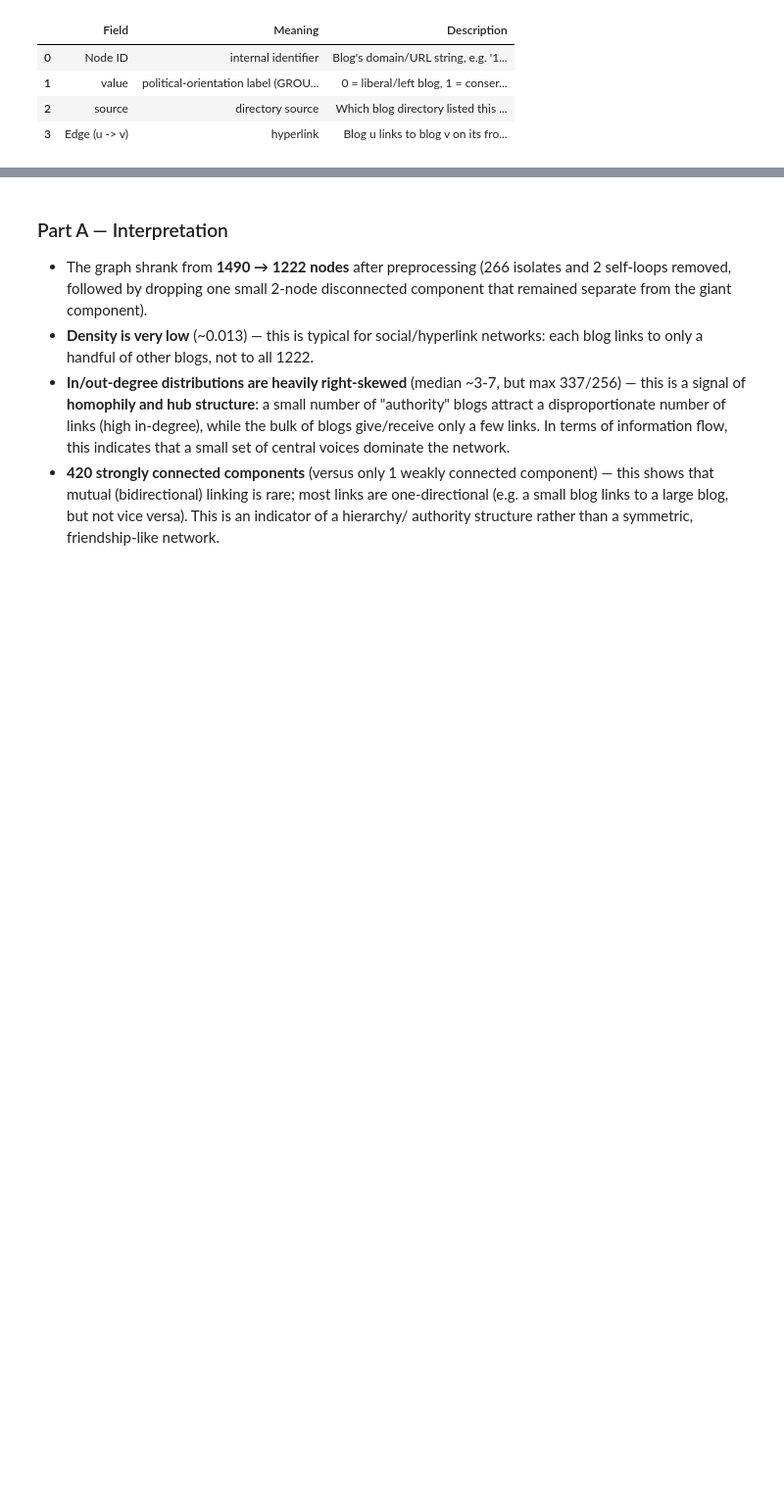
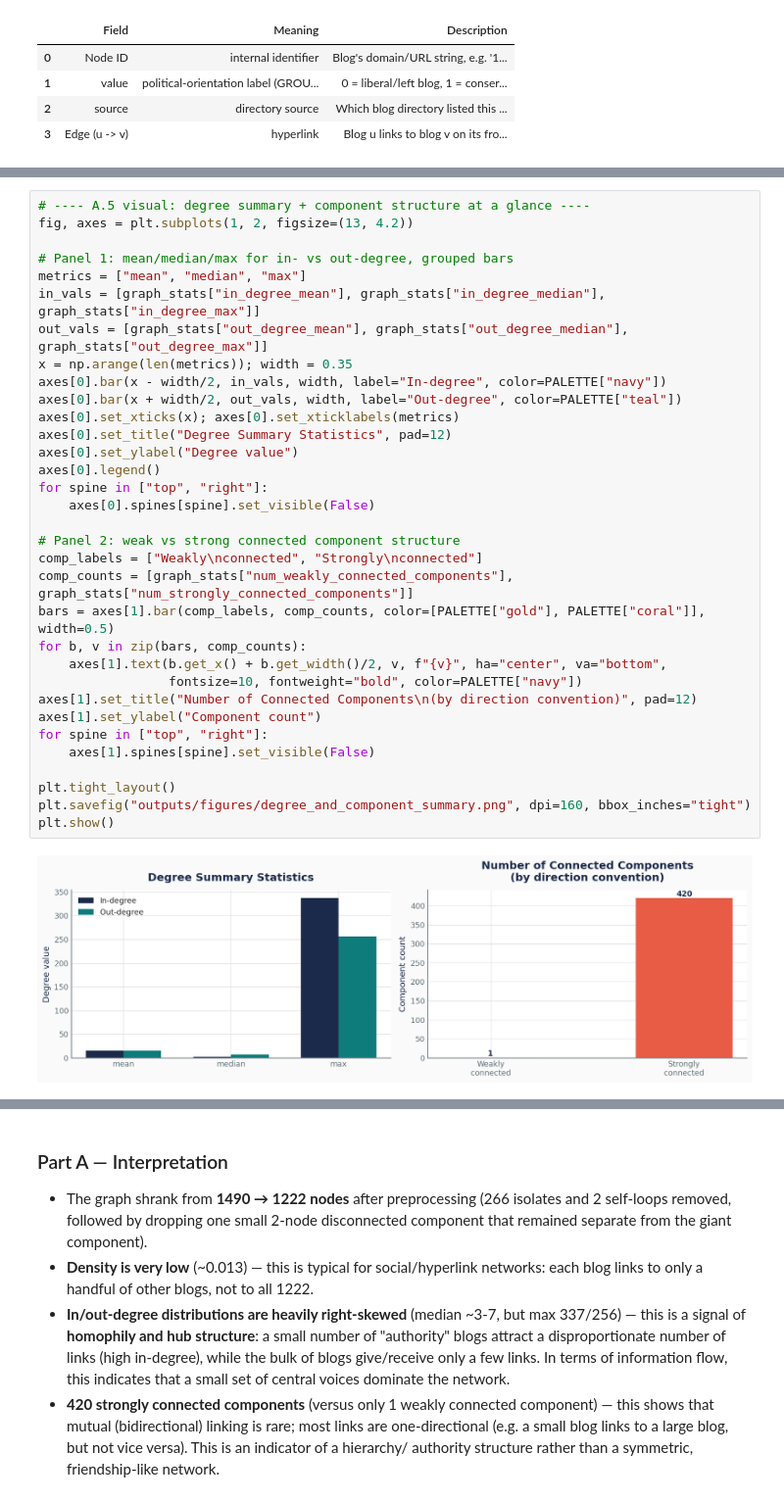
Before and after one commit to MAhmadThaheem/sntp_assignment1_polblogs, a Jupyter notebook: SNTP_Assignment01_Master.ipynb, the cells around one changed output, grey strips where cells are left out. Shown at 98% size. Drawn from its saved outputs; the diff is of its cells as text; blank space fills up the shorter version.

```diff
--- a/SNTP_Assignment01_Master.ipynb
+++ b/SNTP_Assignment01_Master.ipynb
@@ -243,4 +401,39 @@ out_degree_mean                         15.558920
 out_degree_median                        7.000000
 out_degree_max                         256.000000
 dtype: float64
+# %%
+# ---- A.5 visual: degree summary + component structure at a glance ----
+fig, axes = plt.subplots(1, 2, figsize=(13, 4.2))
+
+# Panel 1: mean/median/max for in- vs out-degree, grouped bars
+metrics = ["mean", "median", "max"]
+in_vals = [graph_stats["in_degree_mean"], graph_stats["in_degree_median"], graph_stats["in_degree_max"]]
+out_vals = [graph_stats["out_degree_mean"], graph_stats["out_degree_median"], graph_stats["out_degree_max"]]
+x = np.arange(len(metrics)); width = 0.35
+axes[0].bar(x - width/2, in_vals, width, label="In-degree", color=PALETTE["navy"])
+axes[0].bar(x + width/2, out_vals, width, label="Out-degree", color=PALETTE["teal"])
+axes[0].set_xticks(x); axes[0].set_xticklabels(metrics)
+axes[0].set_title("Degree Summary Statistics", pad=12)
+axes[0].set_ylabel("Degree value")
+axes[0].legend()
+for spine in ["top", "right"]:
+    axes[0].spines[spine].set_visible(False)
+
+# Panel 2: weak vs strong connected component structure
+comp_labels = ["Weakly\nconnected", "Strongly\nconnected"]
+comp_counts = [graph_stats["num_weakly_connected_components"], graph_stats["num_strongly_connected_components"]]
+bars = axes[1].bar(comp_labels, comp_counts, color=[PALETTE["gold"], PALETTE["coral"]], width=0.5)
+for b, v in zip(bars, comp_counts):
+    axes[1].text(b.get_x() + b.get_width()/2, v, f"{v}", ha="center", va="bottom",
+                 fontsize=10, fontweight="bold", color=PALETTE["navy"])
+axes[1].set_title("Number of Connected Components\n(by direction convention)", pad=12)
+axes[1].set_ylabel("Component count")
+for spine in ["top", "right"]:
+    axes[1].spines[spine].set_visible(False)
+
+plt.tight_layout()
+plt.savefig("outputs/figures/degree_and_component_summary.png", dpi=160, bbox_inches="tight")
+plt.show()
+# %% [output]
+[figure, added]
 # %%
```
Also changed, not shown: parts of 18 cells of this notebook, 7 other files.
